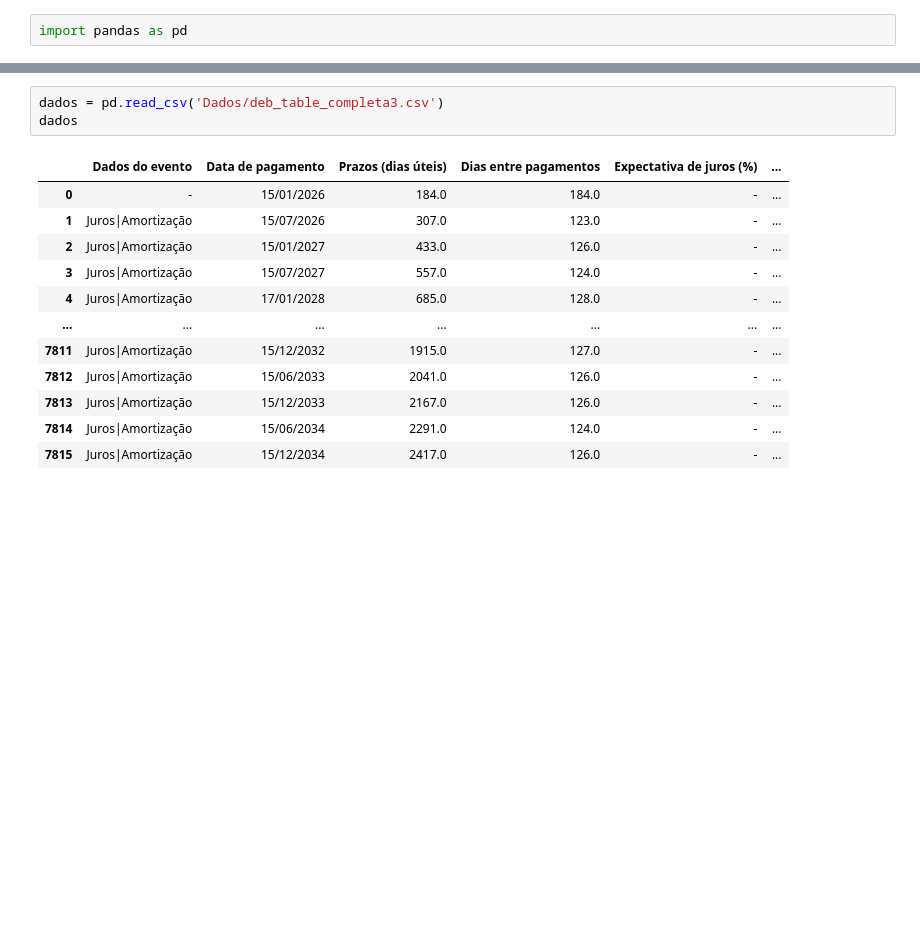
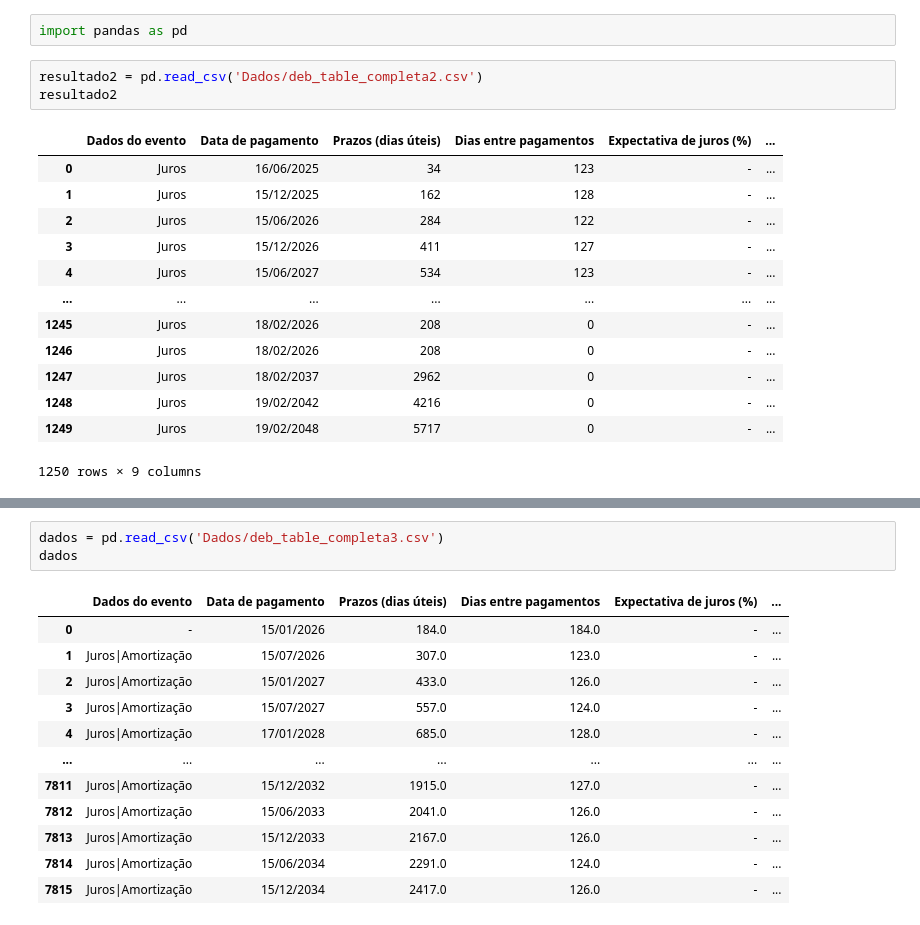
Before and after one commit to AFINVEST/Projeto-Hedge-IPCA, a Jupyter notebook: teste.ipynb, the cells around one changed output, grey strips where cells are left out. Drawn from its saved outputs; the diff is of its cells as text; blank space fills up the shorter version.

```diff
--- a/teste.ipynb
+++ b/teste.ipynb
@@ -1,2 +1,19 @@
 # %%
 import pandas as pd
+# %%
+resultado2 = pd.read_csv('Dados/deb_table_completa2.csv')
+resultado2
+# %% [output]
+|  | Dados do evento | Data de pagamento | Prazos (dias úteis) | Dias entre pagamentos | Expectativa de juros (%) | ... |
+| 0 | Juros | 16/06/2025 | 34 | 123 | - | ... |
+| 1 | Juros | 15/12/2025 | 162 | 128 | - | ... |
+| 2 | Juros | 15/06/2026 | 284 | 122 | - | ... |
+| 3 | Juros | 15/12/2026 | 411 | 127 | - | ... |
+| 4 | Juros | 15/06/2027 | 534 | 123 | - | ... |
+| ... | ... | ... | ... | ... | ... | ... |
+| 1245 | Juros | 18/02/2026 | 208 | 0 | - | ... |
+| 1246 | Juros | 18/02/2026 | 208 | 0 | - | ... |
+| 1247 | Juros | 18/02/2037 | 2962 | 0 | - | ... |
+| 1248 | Juros | 19/02/2042 | 4216 | 0 | - | ... |
+| 1249 | Juros | 19/02/2048 | 5717 | 0 | - | ... |
+1250 rows × 9 columns
```
Also changed, not shown: parts of 2 cells of this notebook, 5 other files.
